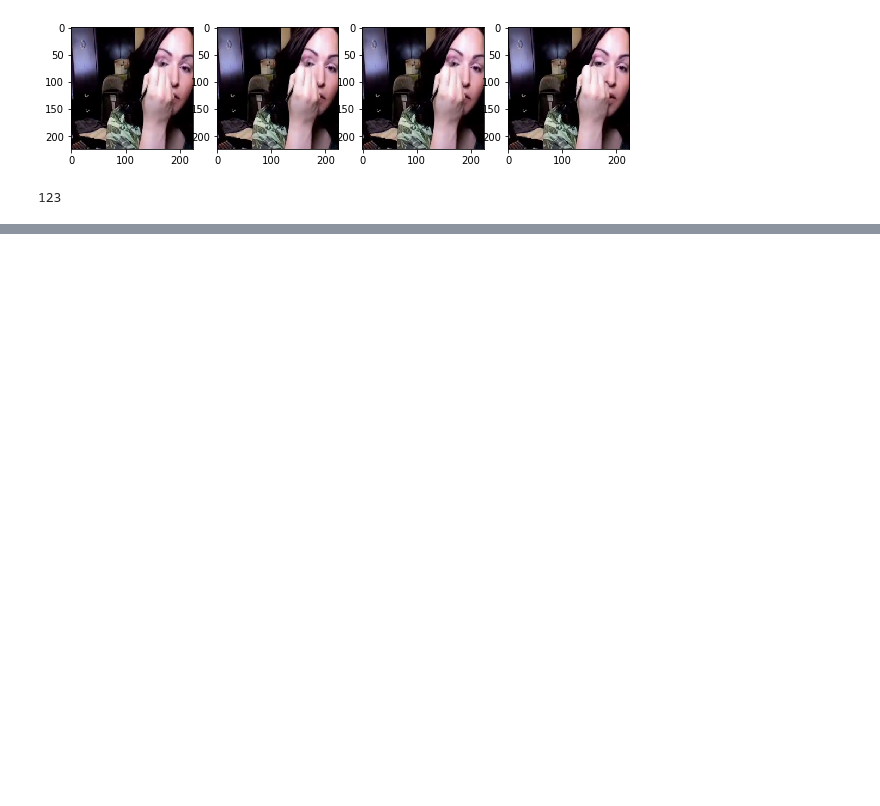
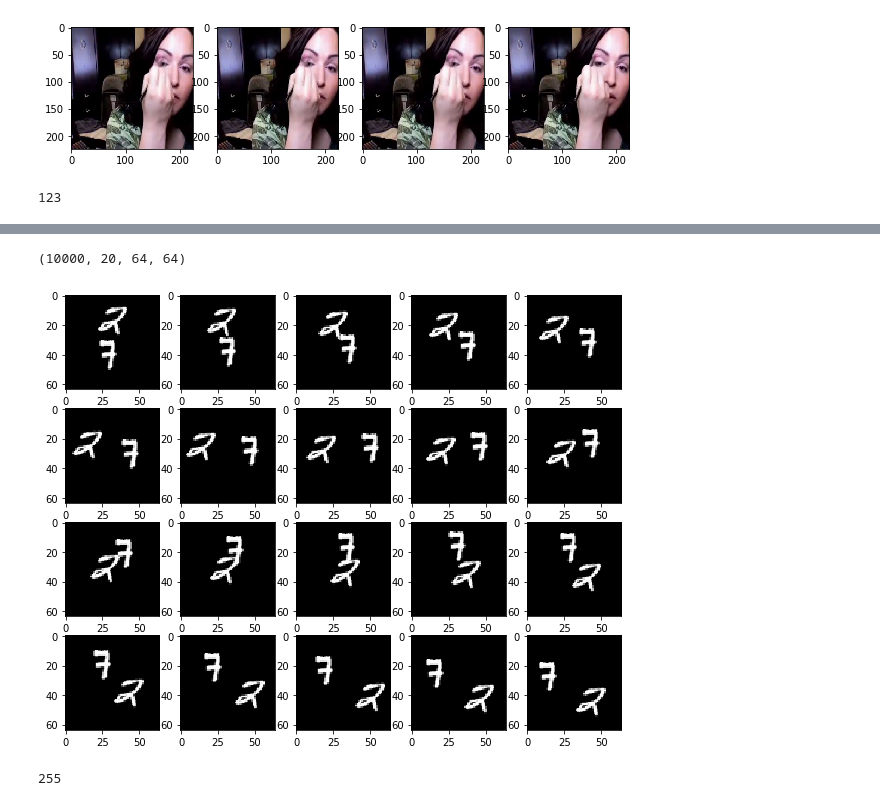
Before and after one commit to TMYuan/UnifiedNet, a Jupyter notebook: read_video_test.ipynb, the cells around one changed output, grey strips where cells are left out. Saved outputs shown, nothing was run; the diff lists cells and outputs as text; code cells hidden in the pictures; blank space fills up the shorter version.

Commit message:
Moving MNIST dataset

```diff
--- a/read_video_test.ipynb
+++ b/read_video_test.ipynb
@@ -31,0 +32,16 @@ axs[1].imshow(img_2)
+# %%
+moving_mnist = np.load('./data/mnist_test_seq.npy').transpose((1, 0, 2, 3))
+moving_mnist.shape
+# %% [output]
+(10000, 20, 64, 64)
+# %%
+fig, axs = plt.subplots(4, 5, figsize=(10, 8))
+for i in range(4):
+    for j in range(5):
+        axs[i][j].imshow(moving_mnist[0][5*i + j], cmap='gray')
+# %% [output]
+[figure, added]
+# %%
+moving_mnist[0][0].max()
+# %% [output]
+255
```
Also changed, not shown: parts of 5 cells of this notebook, 2 other files.
